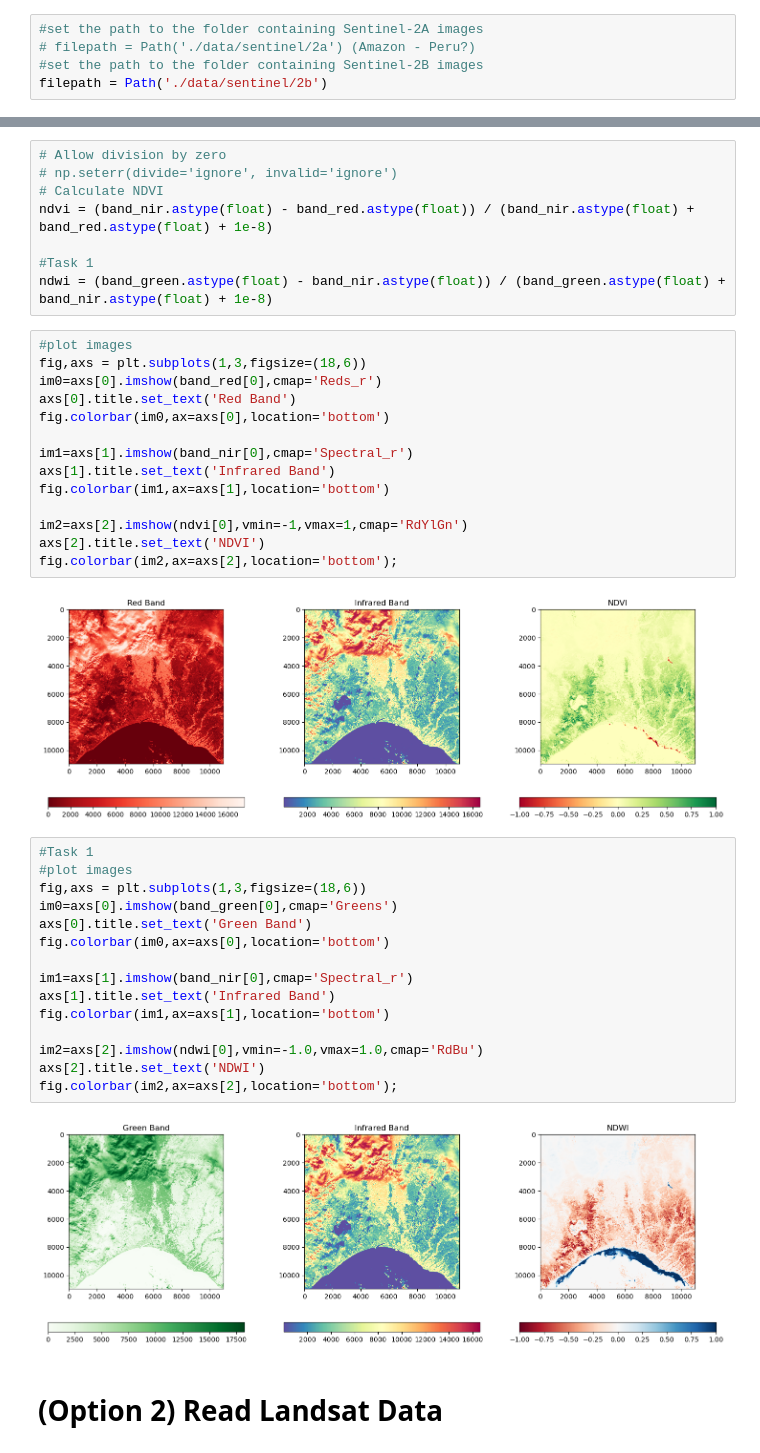
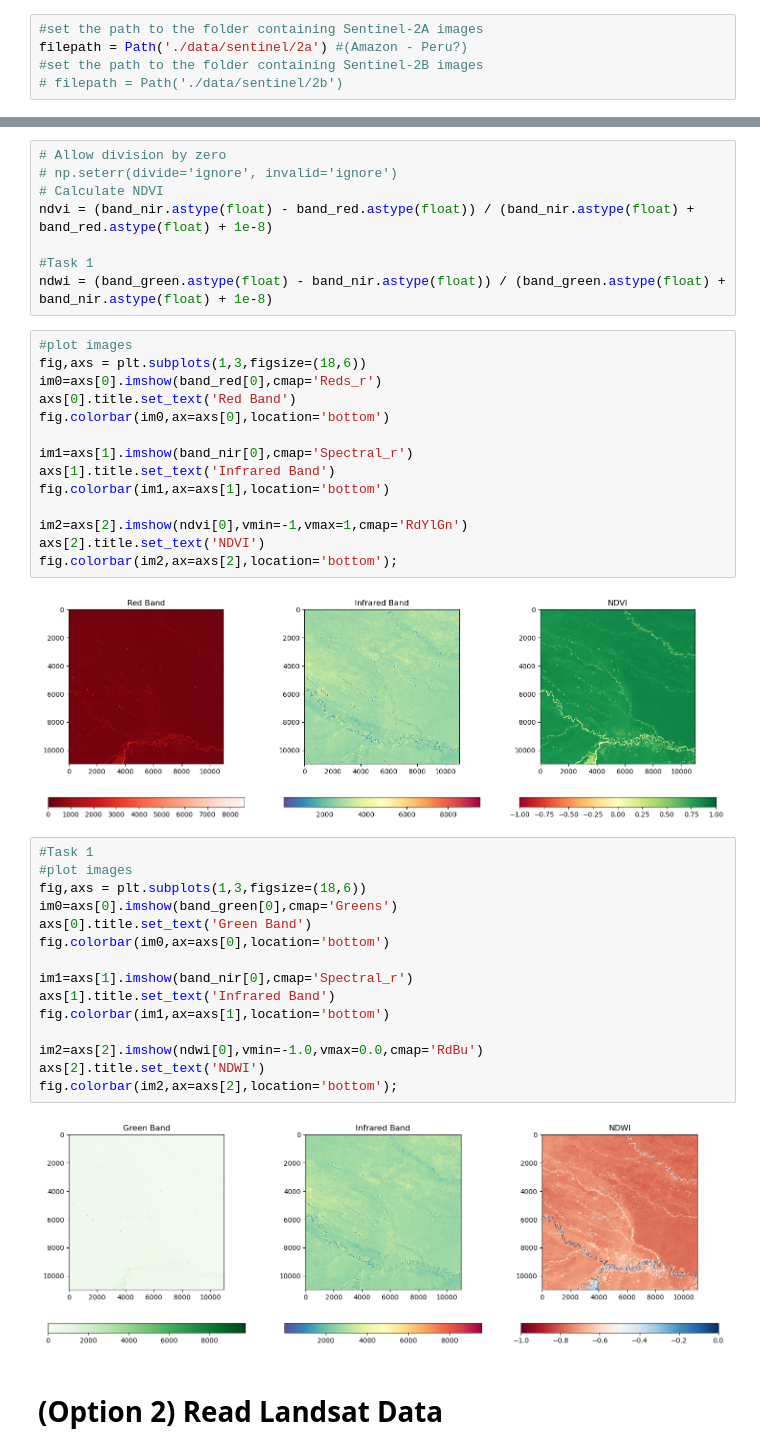
Before and after one commit to erick2307/classes, a Jupyter notebook: remotesensing/Lesson14_NDVI.ipynb, the cells around one changed output, grey strips where cells are left out. Drawn from its saved outputs; the diff is of its cells as text.

```diff
--- a/remotesensing/Lesson14_NDVI.ipynb
+++ b/remotesensing/Lesson14_NDVI.ipynb
@@ -26,9 +26,9 @@ mpls.use('default')
 Based on [Sentinel-2A](https://sentinel.esa.int/web/sentinel/missions/sentinel-2) data.
 # %%
 #set the path to the folder containing Sentinel-2A images
-# filepath = Path('./data/sentinel/2a') (Amazon - Peru?)
+filepath = Path('./data/sentinel/2a') #(Amazon - Peru?)
 #set the path to the folder containing Sentinel-2B images
-filepath = Path('./data/sentinel/2b')
+# filepath = Path('./data/sentinel/2b')
 # %%
 # Identifying bands
 dictBands= {}
@@ -71,24 +71,24 @@ im2=axs[2].imshow(ndvi[0],vmin=-1,vmax=1,cmap='RdYlGn')
 axs[2].title.set_text('NDVI')
 fig.colorbar(im2,ax=axs[2],location='bottom');
 # %% [output]
-[figure, old version]
+[figure, new version]
 # %%
 #Task 1
 #plot images
 fig,axs = plt.subplots(1,3,figsize=(18,6))
 im0=axs[0].imshow(band_green[0],cmap='Greens')
 axs[0].title.set_text('Green Band')
 fig.colorbar(im0,ax=axs[0],location='bottom')
 
 im1=axs[1].imshow(band_nir[0],cmap='Spectral_r')
 axs[1].title.set_text('Infrared Band')
 fig.colorbar(im1,ax=axs[1],location='bottom')
 
-im2=axs[2].imshow(ndwi[0],vmin=-1.0,vmax=1.0,cmap='RdBu')
+im2=axs[2].imshow(ndwi[0],vmin=-1.0,vmax=0.0,cmap='RdBu')
 axs[2].title.set_text('NDWI')
 fig.colorbar(im2,ax=axs[2],location='bottom');
 # %% [output]
-[figure, old version]
+[figure, new version]
 # %% [markdown]
 # (Option 2) Read Landsat Data
 # %% [markdown]
```
Also changed, not shown: parts of 1 cell of this notebook.
